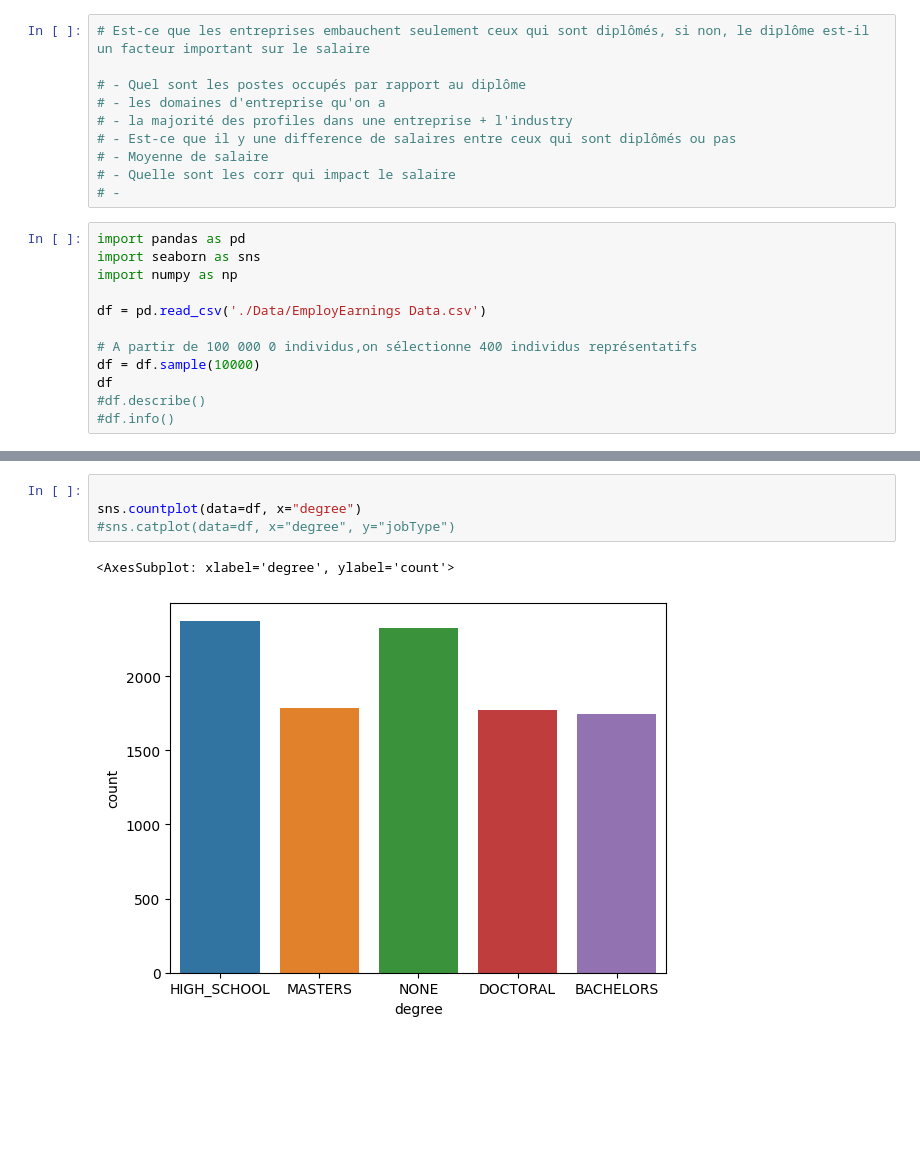
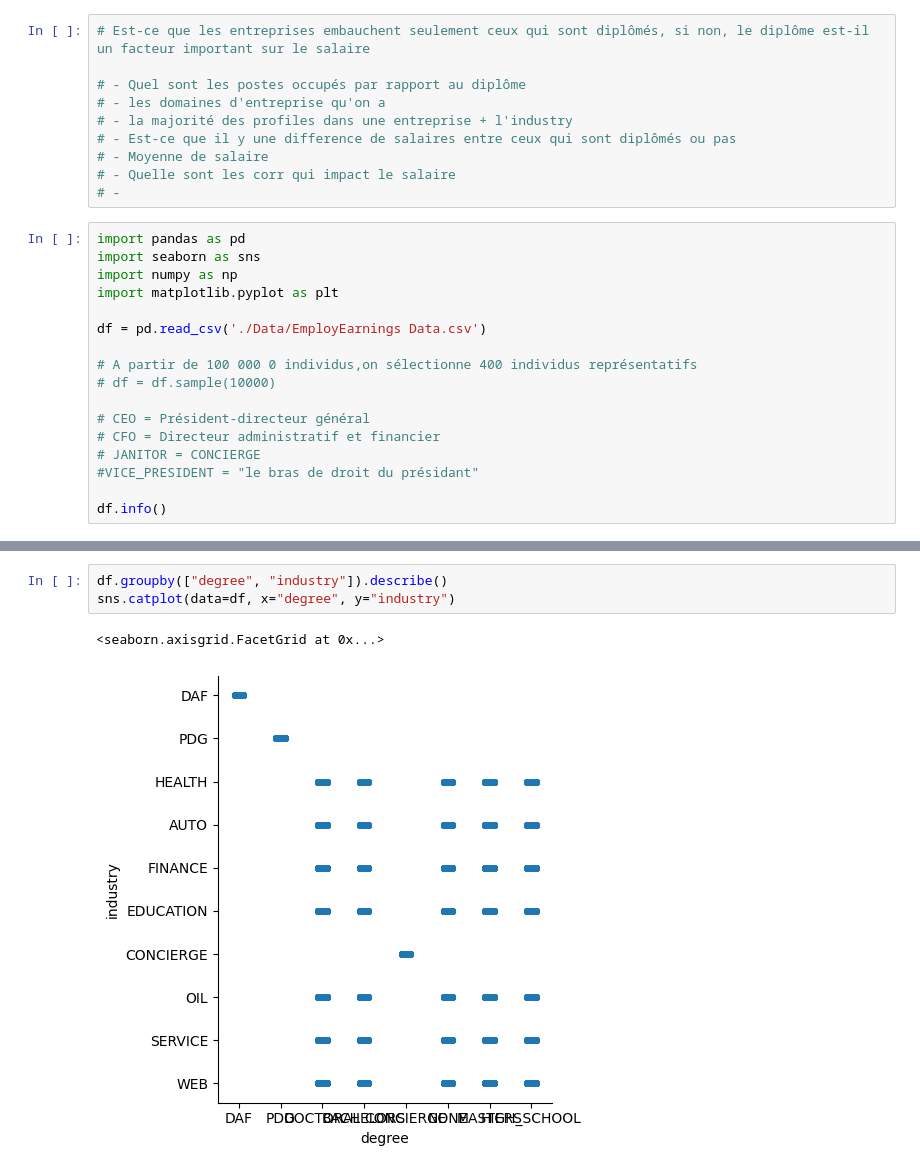
Before and after one commit to Argus416/h3hitema, a Jupyter notebook: Python/Projects/Analyse de donnée/Politique d'embauche des entreprises.ipynb, the cells around one changed output, grey strips where cells are left out. Saved outputs shown, nothing was run; the diff lists cells and outputs as text; blank space fills up the shorter version.

```diff
--- a/Python/Projects/Analyse de donnée/Politique d'embauche des entreprises.ipynb
+++ b/Python/Projects/Analyse de donnée/Politique d'embauche des entreprises.ipynb
@@ -21,12 +12,17 @@
 import pandas as pd
 import seaborn as sns
 import numpy as np
+import matplotlib.pyplot as plt
 
 df = pd.read_csv('./Data/EmployEarnings Data.csv')
 
 # A partir de 100 000 0 individus,on sélectionne 400 individus représentatifs
-df = df.sample(10000)
-df
-#df.describe()
-#df.info()
+# df = df.sample(10000)
+
+# CEO = Président-directeur général
+# CFO = Directeur administratif et financier
+# JANITOR = CONCIERGE
+#VICE_PRESIDENT = "le bras de droit du présidant"
+
+df.info()
 # %% [output]
@@ -52,7 +75,6 @@ sns.countplot(x=df["industry"])
 # %%
-
-sns.countplot(data=df, x="degree")
-#sns.catplot(data=df, x="degree", y="jobType")
+df.groupby(["degree", "industry"]).describe()
+sns.catplot(data=df, x="degree", y="industry")
 # %% [output]
-<AxesSubplot: xlabel='degree', ylabel='count'>
+<seaborn.axisgrid.FacetGrid at 0x...>
-[figure, old version]
+[figure, new version]
```
Also changed, not shown: parts of 15 cells of this notebook.
